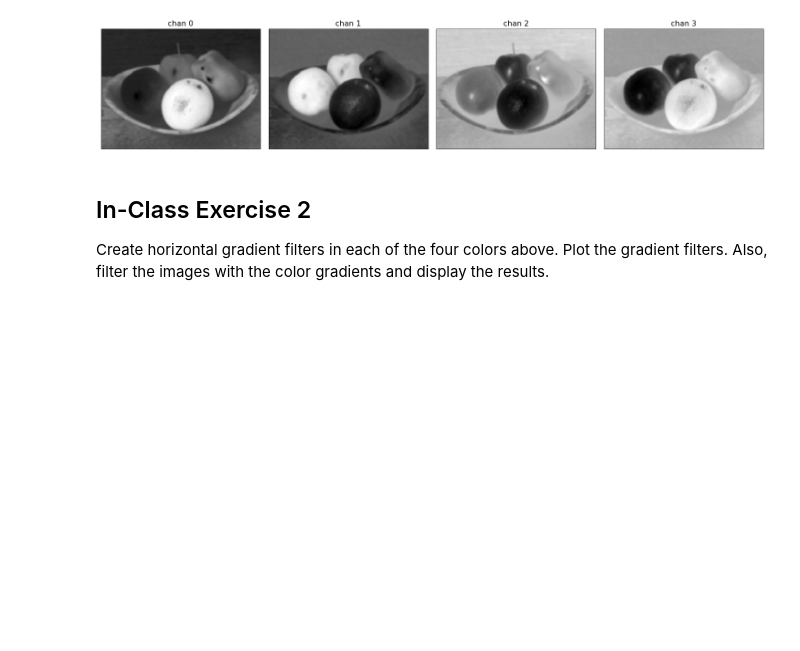
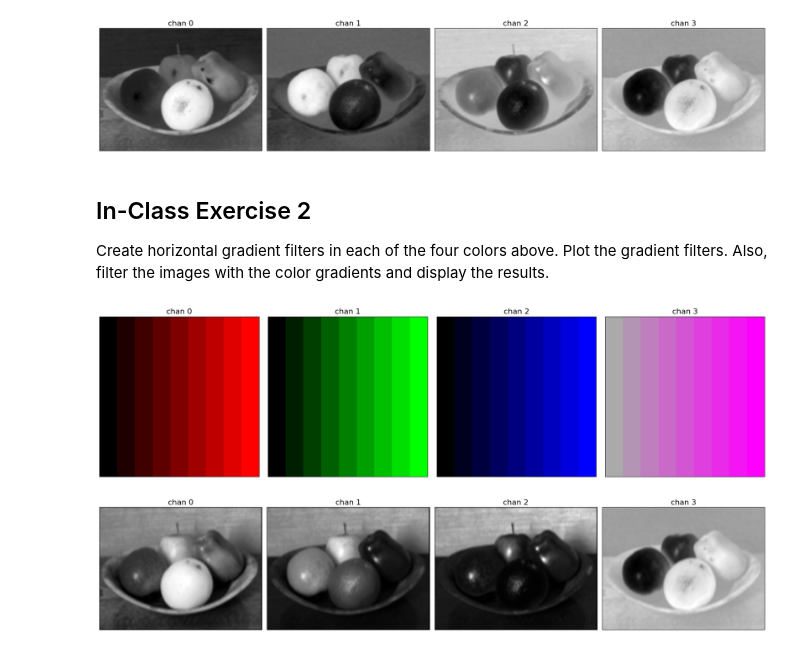
Before and after one commit to dpcarry/introml, a Jupyter notebook: unit10_cnn/demo1_convolutions.ipynb, the cells around one changed output. Saved outputs shown, nothing was run; the diff lists cells and outputs as text; code cells hidden in the pictures; blank space fills up the shorter version.

```diff
--- a/unit10_cnn/demo1_convolutions.ipynb
+++ b/unit10_cnn/demo1_convolutions.ipynb
@@ -518,0 +498,59 @@ Create horizontal gradient filters in each of the four colors above.  Plot the g
+# %%
+# prompt: Create horizontal gradient filters in each of the four colors above.  Plot the gradient filters.  Also, filter the images with the color gradients and display the results.
+
+# Dimensions
+nchan_out = 4
+kernel_size = (9, 9)
+padding = ((kernel_size[0] - 1) // 2, (kernel_size[1] - 1) // 2)
+conv_layer = nn.Conv2d(in_channels=nchan_in, out_channels=nchan_out,
+                       kernel_size=kernel_size, padding=padding)
+
+# Create horizontal gradient filters for each color
+color_wt = np.array([
+    [1, 0, 0],  # Red gradient
+    [0, 1, 0],  # Green gradient
+    [0, 0, 1],  # Blue gradient
+    [0.5, -1, 0.5]  # Gray gradient
+])
+
+# Gaussian kernel over space (you can adjust the sigma)
+krow, kcol = kernel_size
+G = np.zeros((krow, kcol))
+for i in range(kcol):
+    G[:, i] = i / (kcol - 1)
+
+# Multiply by weighting color
+W = G[None, None, :, :] * color_wt[:, :, None, None]
+W = W.astype(np.float32)
+b = np.zeros(nchan_out, dtype=np.float32)
+
+# Set the convolutional layer weights
+conv_layer.weight.data = torch.from_numpy(W)
+conv_layer.bias.data = torch.from_numpy(b)
+
+# Plot the filters
+plt.figure(figsize=(20, 5))
+for i in range(nchan_out):
+    plt.subplot(1, nchan_out, i + 1)
+    Wi = W[i, :, :, :].transpose(1, 2, 0)
+    disp_image(Wi)
+    title_str = 'chan %d' % i
+    plt.title(title_str, fontsize=16)
+plt.tight_layout()
+
+# Filter the image with the color gradients
+x_torch = torch.from_numpy(x)
+y = conv_layer(x_torch)
+y = y.detach().numpy()
+
+# Display the filtered images
+plt.figure(figsize=(20, 20))
+for i in range(nchan_out):
+    plt.subplot(1, nchan_out, i + 1)
+    disp_image(y[0, i, :, :])
+    title_str = 'chan %d' % i
+    plt.title(title_str, fontsize=16)
+plt.tight_layout()
+# %% [output]
+[figure, added]
+[figure, added]
```
Also changed, not shown: parts of 39 cells of this notebook.
